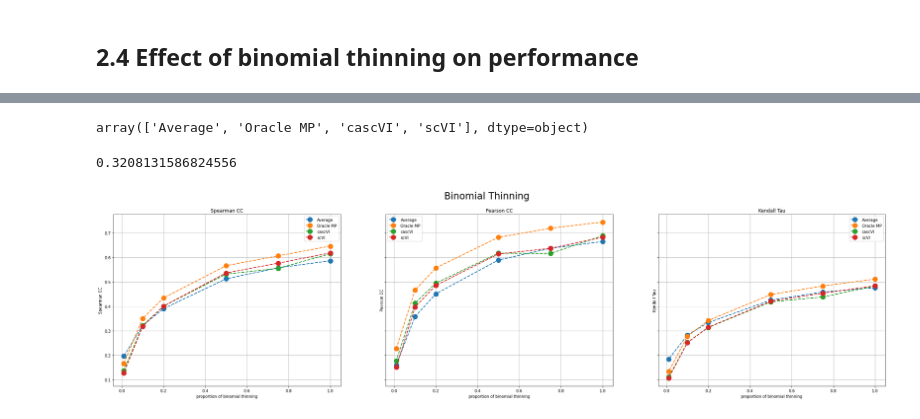
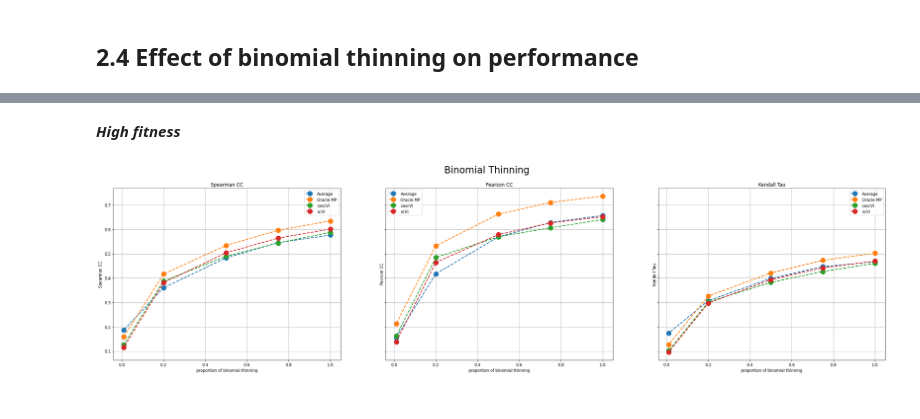
Before and after one commit to khalilouardini/treeVAE-reproducibility, a Jupyter notebook: scvi/external/notebooks/plot_results.ipynb, the cells around one changed output, grey strips where cells are left out. Cells and saved outputs as stored; diff of their text form; code cells hidden in the pictures.

Commit message:
Notebook results

```diff
--- a/scvi/external/notebooks/plot_results.ipynb
+++ b/scvi/external/notebooks/plot_results.ipynb
@@ -102,0 +376,14 @@ plot_boxplot('/home/eecs/khalil.ouardini/Cassiopeia_Transcriptome/scvi/results/p
+# %%
+# data frame
+df = pd.read_csv('/home/eecs/khalil.ouardini/Cassiopeia_Transcriptome/scvi/results/poisson/500/high_fitness/bin1.0/correlations_gg')
+df_corr = table_correlation(df.iloc[1:].drop(['Unnamed: 0'], axis=1))
+
+print('Gene-Gene correlations')
+print(df_corr)
+print('\n')
+
+df = pd.read_csv('/home/eecs/khalil.ouardini/Cassiopeia_Transcriptome/scvi/results/poisson/500/high_fitness/bin1.0/correlations_ss')
+df_corr = table_correlation(df.iloc[1:].drop(['Unnamed: 0'], axis=1))
+
+print('Sample-Sample correlations')
+print(df_corr)
@@ -121,39 +440,9 @@ df = pd.read_csv("/home/eecs/khalil.ouardini/Cassiopeia_Transcriptome/scvi/resul
-# %%
-np.unique(df["Method"].values)
-# %% [output]
-array(['Average', 'Oracle MP', 'cascVI', 'scVI'], dtype=object)
-# %%
-df[df["Method"]=='cascVI']['Spearman CC'].mean()
-# %% [output]
-0.3208131586824556
-# %%
-def plot_binomial_thin(folder_path):
-    metrics = ["Spearman CC", "Pearson CC", "Kendall Tau"]
-    methods = ['Average', 'Oracle MP', 'cascVI', 'scVI']
-    fig, axes = plt.subplots(1, 3, figsize=(35, 8), sharey=True)
-    proportions = [1.0, 0.75, 0.5, 0.2, 0.1, 0.01]
-    for i, metric in enumerate(metrics):
-        for method in methods:
-            values = []
-            for p in proportions:
-                file_path = os.path.join(folder_path, 'bin'+str(p))
-                file_path = os.path.join(file_path, 'correlations_gg')
-                df = pd.read_csv(file_path)
-                values.append(df[df["Method"]==method][metric].mean())
-
-            axes[i].plot(proportions, values, label=method,
-                     linestyle='dashed', linewidth=2, markersize=12,
-                     marker='o'
-                     )
-        axes[i].grid()
-        axes[i].legend()
-        axes[i].set_title(metric)
-        axes[i].set_xlabel("proportion of binomial thinning"), axes[i].set_ylabel(metric)
-    plt.suptitle("Binomial Thinning", fontsize=24)
-    plt.show()
+# %% [markdown]
+***High fitness***
 # %%
-folder_path = "/home/eecs/khalil.ouardini/Cassiopeia_Transcriptome/scvi/results/poisson/500/low_fitness"
+folder_path = "/home/eecs/khalil.ouardini/Cassiopeia_Transcriptome/scvi/results/poisson/500/no_fitness"
+proportions = [1.0, 0.75, 0.5, 0.2, 0.01]
 
-plot_binomial_thin(folder_path)
+plot_binomial_thin(folder_path, proportions)
 # %% [output]
-[figure, old version]
+[figure, new version]
```
Also changed, not shown: parts of 65 cells of this notebook.
